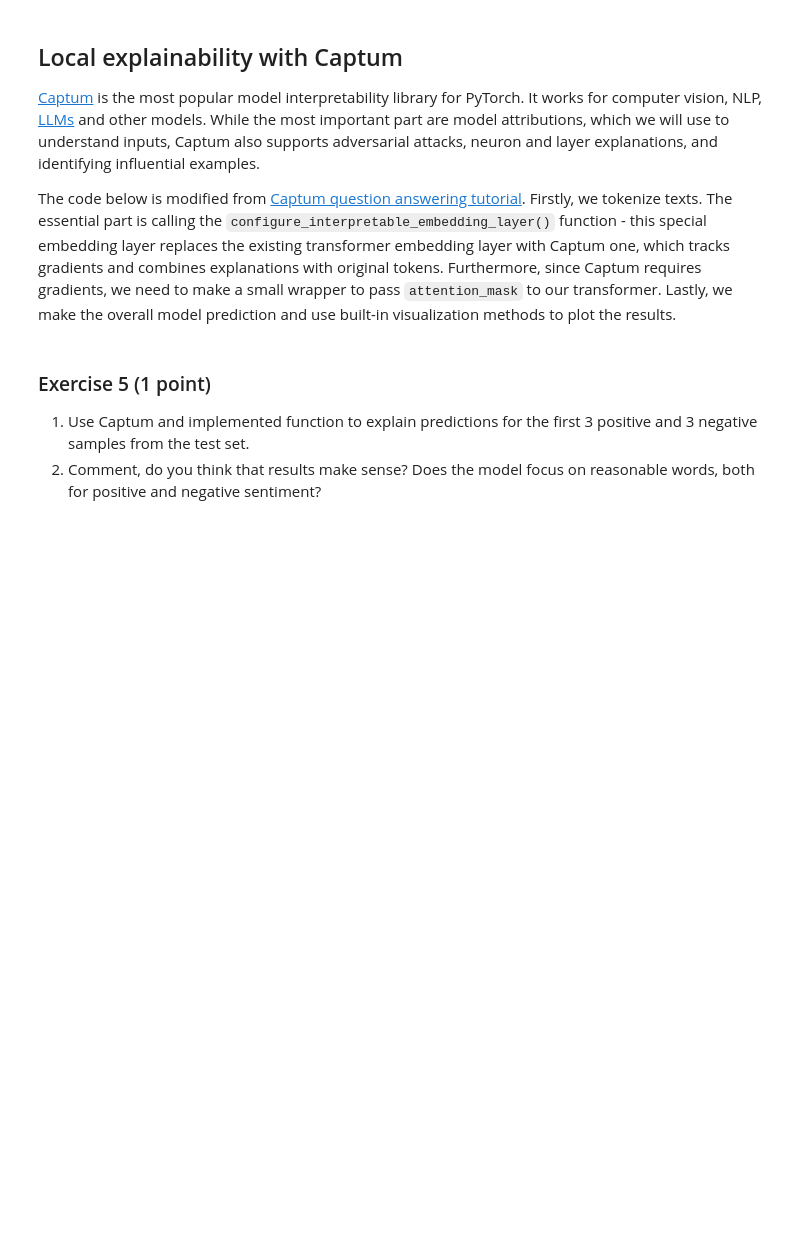
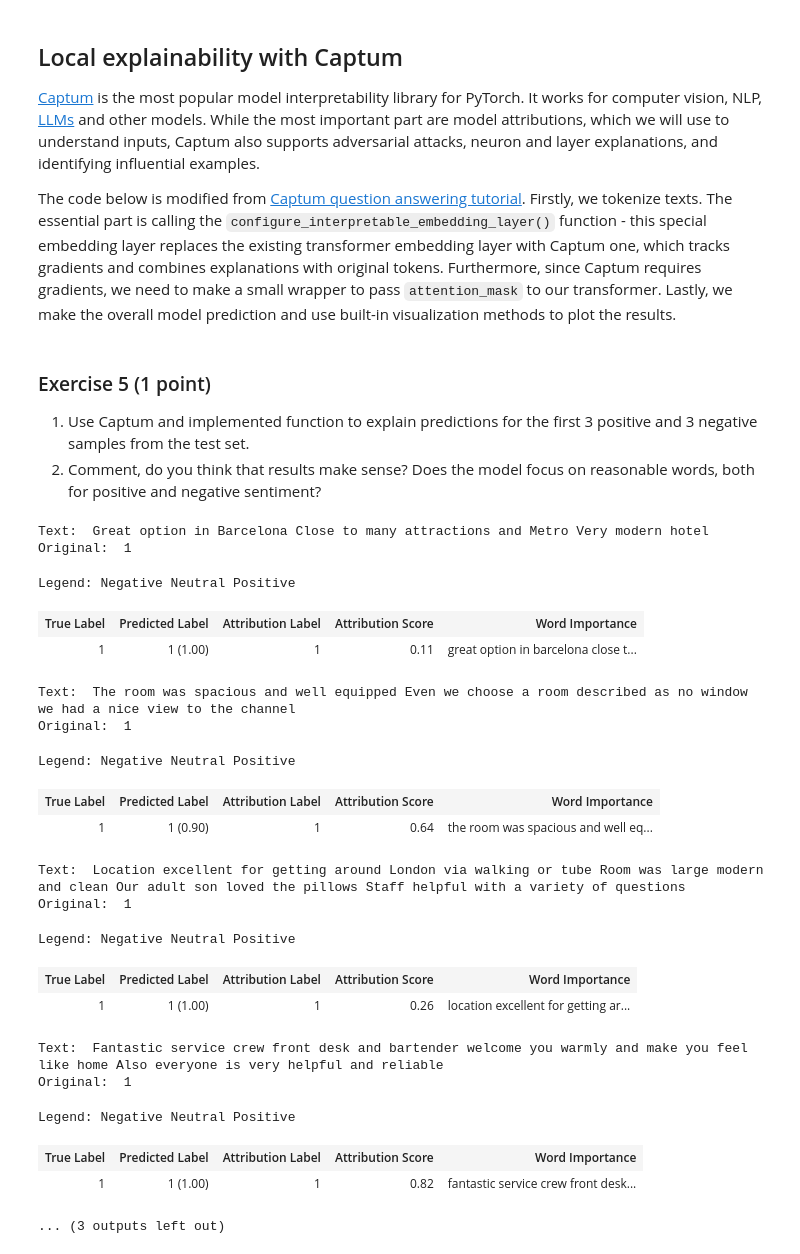
Before and after one commit to mate-mali/MLOPS-MM06, a Jupyter notebook: LAB_INSTRUCTION.ipynb, the cells around one changed output. Drawn from its saved outputs; the diff is of its cells as text; code cells hidden in the pictures; blank space fills up the shorter version.

```diff
--- a/LAB_INSTRUCTION.ipynb
+++ b/LAB_INSTRUCTION.ipynb
@@ -605,10 +1089,15 @@ Why does this simple method work very well? We don't really know. There are some
 
 The code below is modified from [Captum question answering tutorial](https://captum.ai/tutorials/Bert_SQUAD_Interpret). Firstly, we tokenize texts. The essential part is calling the `configure_interpretable_embedding_layer()` function - this special embedding layer replaces the existing transformer embedding layer with Captum one, which tracks gradients and combines explanations with original tokens. Furthermore, since Captum requires gradients, we need to make a small wrapper to pass `attention_mask` to our transformer. Lastly, we make the overall model prediction and use built-in visualization methods to plot the results.
 # %%
+try:
+    from captum.attr import InputXGradient, configure_interpretable_embedding_layer
+    from captum.attr import visualization as vis
+except ModuleNotFoundError:
+    !pip install captum
+    from captum.attr import InputXGradient, configure_interpretable_embedding_layer
+    from captum.attr import visualization as vis
+
 from copy import deepcopy
-
-from captum.attr import InputXGradient, configure_interpretable_embedding_layer
-from captum.attr import visualization as vis
 
 
 class BERTModelWrapper(torch.nn.Module):
@@ -625,11 +1114,14 @@ def explain_text(model, text: str, y_true: int) -> None:
     for param in model.distilbert.parameters():
         param.requires_grad = True
 
-    tokenizer_output = tokenizer.encode_plus(
+    # Use modern tokenizer API (avoid deprecated encode_plus)
+    tokenizer_output = tokenizer(
         text,
         add_special_tokens=True,
         return_attention_mask=True,
         return_tensors="pt",
+        truncation=True,
+        max_length=512,
     )
 
     device = torch.device("cuda" if torch.cuda.is_available() else "cpu")
@@ -682,3 +1174,35 @@ def explain_text(model, text: str, y_true: int) -> None:
 
 1. Use Captum and implemented function to explain predictions for the first 3 positive and 3 negative samples from the test set.
 2. Comment, do you think that results make sense? Does the model focus on reasonable words, both for positive and negative sentiment?
+# %%
+# check some items for what impacted scoring
+positive_samples_idx = df_test[df_test['label'] == 1].index[:5]
+
+for idx in positive_samples_idx:
+    text = df_test.loc[idx, 'text']
+    y_true = df_test.loc[idx, 'label']
+    print(f"Text: ", text)
+    print(f"Original: ", y_true)
+    explain_text(trainer.model, text, y_true)
+# %% [output]
+Text:  Great option in Barcelona Close to many attractions and Metro Very modern hotel
+Original:  1
+Legend: Negative Neutral Positive
+| True Label | Predicted Label | Attribution Label | Attribution Score | Word Importance |
+| 1 | 1 (1.00) | 1 | 0.11 | great option in barcelona close t... |
+Text:  The room was spacious and well equipped Even we choose a room described as no window we had a nice view to the channel
+Original:  1
+Legend: Negative Neutral Positive
+| True Label | Predicted Label | Attribution Label | Attribution Score | Word Importance |
+| 1 | 1 (0.90) | 1 | 0.64 | the room was spacious and well eq... |
+Text:  Location excellent for getting around London via walking or tube Room was large modern and clean Our adult son loved the pillows Staff helpful with a variety of questions
+Original:  1
+Legend: Negative Neutral Positive
+| True Label | Predicted Label | Attribution Label | Attribution Score | Word Importance |
+| 1 | 1 (1.00) | 1 | 0.26 | location excellent for getting ar... |
+Text:  Fantastic service crew front desk and bartender welcome you warmly and make you feel like home Also everyone is very helpful and reliable
+Original:  1
+Legend: Negative Neutral Positive
+| True Label | Predicted Label | Attribution Label | Attribution Score | Word Importance |
+| 1 | 1 (1.00) | 1 | 0.82 | fantastic service crew front desk... |
+... (3 outputs left out)
```
Also changed, not shown: parts of 47 cells of this notebook.
